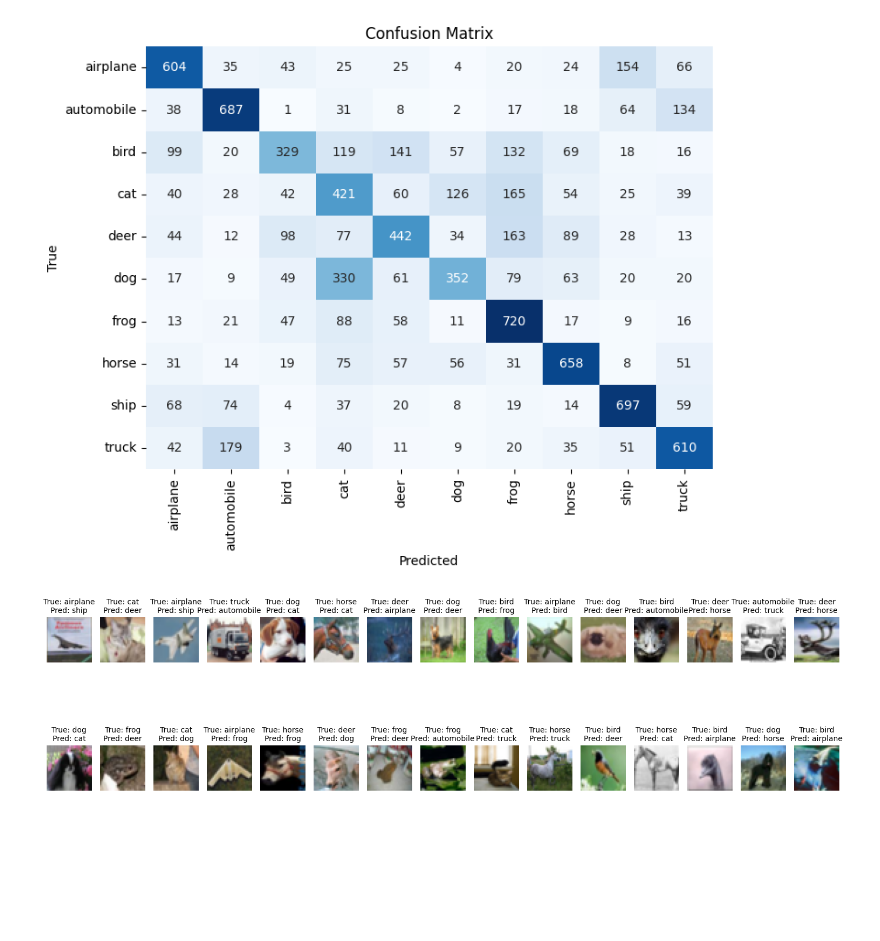
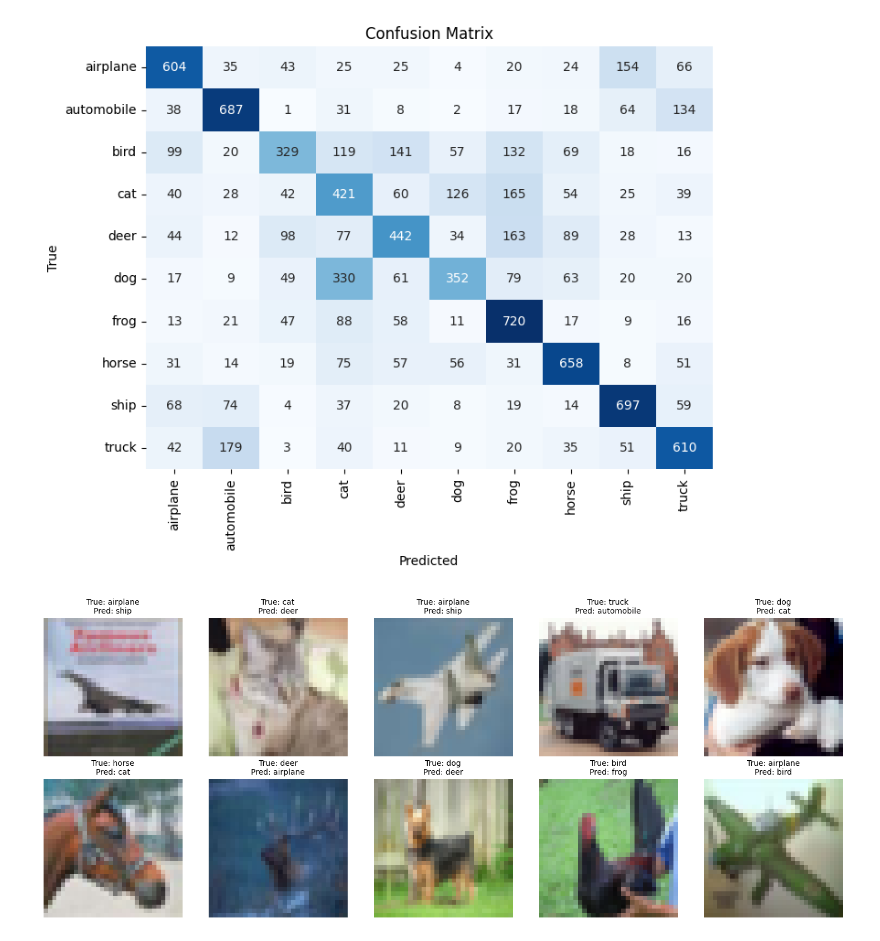
Before and after one commit to ayri77/CIFAR10-Torch-Classifier, a Jupyter notebook: evaluate.ipynb, the cells around one changed output. Cells and saved outputs as stored; diff of their text form; code cells hidden in the pictures; blank space fills up the shorter version.

```diff
--- a/evaluate.ipynb
+++ b/evaluate.ipynb
@@ -94,6 +93,6 @@ model.plot_confusion_matrix(metrics["y_pred"], metrics["y_true"], class_names=cl
 # %% [output]
 [figure]
 # %%
-model.show_misclassified(data_loader=test_loader, class_names=class_names, max_images=30)
+model.show_misclassified(data_loader=test_loader, class_names=class_names, max_images=10)
 # %% [output]
-[figure, old version]
+[figure, new version]
```
Also changed, not shown: parts of 4 cells of this notebook, 13 other files.
